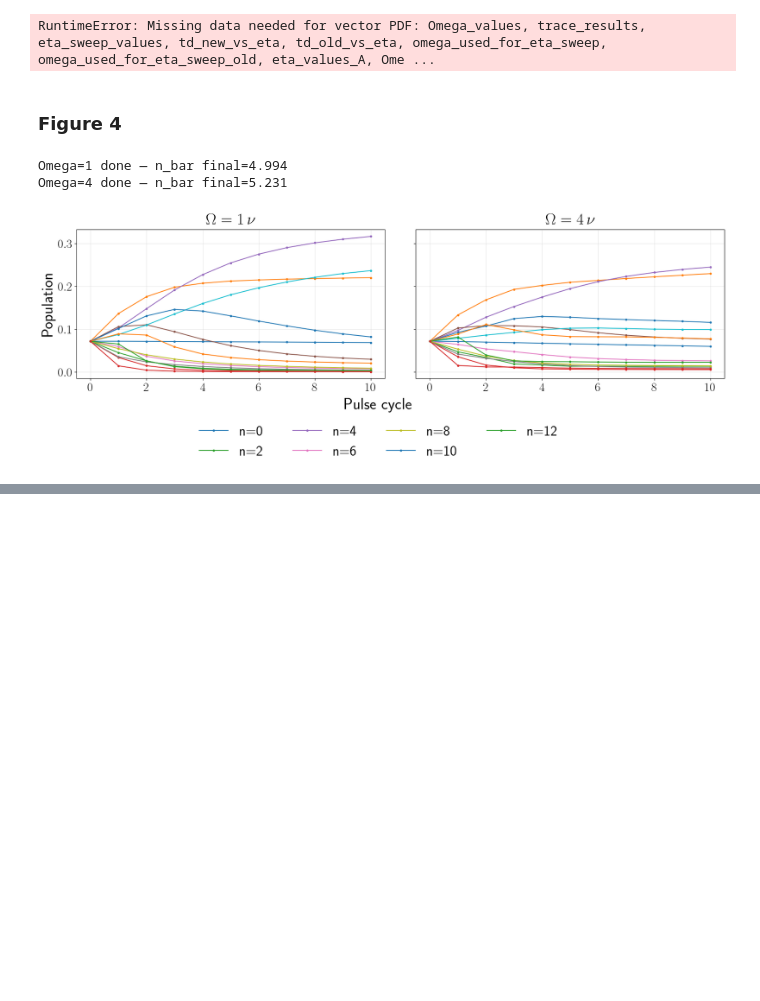
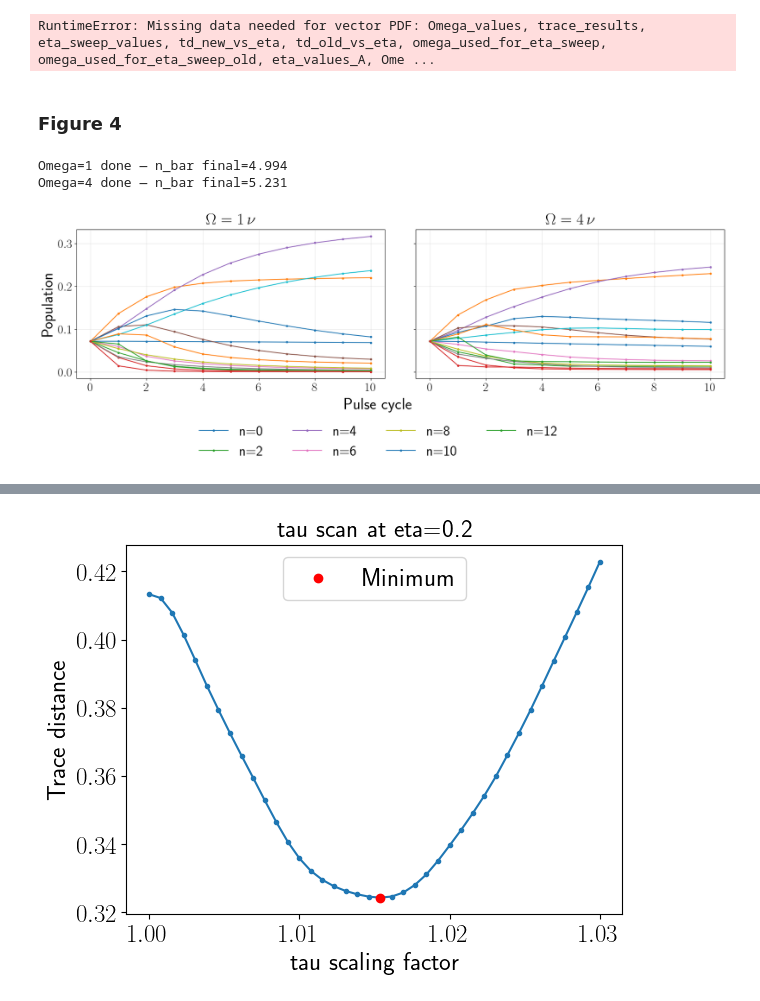
Before and after one commit to GonReina/QLearn, a Jupyter notebook: trapped_ions/fock_mixtures/Fock_mixtures_sim.ipynb, the cells around one changed output, grey strips where cells are left out. Drawn from its saved outputs; the diff is of its cells as text; code cells hidden in the pictures; blank space fills up the shorter version.

```diff
--- a/trapped_ions/Fock_mixtures_sim.ipynb
+++ b/trapped_ions/fock_mixtures/Fock_mixtures_sim.ipynb
@@ -2702,0 +3012,95 @@ Omega=4 done — n_bar final=5.231
+# %%
+beta = 0.01    # Inverse temperature
+# Initial state
+thermal_state = (-beta * nu * a_dag * a / kT).expm()
+thermal_state = thermal_state / thermal_state.tr()
+initial_probs = np.real(np.array(thermal_state.diag())).flatten()
+
+
+# Analytical final populations (trap-bin mapping)
+expected_probs = np.zeros(N)
+m = 0
+while True:
+    trap_idx = n0 * m**2
+    next_trap_idx = n0 * (m + 1)**2
+
+    # Stop if the trap state is beyond our truncation
+    if trap_idx >= N:
+        break
+
+    # Define range for this trap bin: [trap_idx, next_trap_idx)
+    start_n = trap_idx
+    end_n = min(next_trap_idx, N)
+
+    # Sum initial populations in this range
+    if start_n < N:
+        sum_p = np.sum(initial_probs[start_n:end_n])
+        expected_probs[trap_idx] = sum_p
+
+    m += 1
+
+tau_factors = np.linspace(1, 1.03, 40)
+trace_dists = []
+
+# tracedist needs Qobj density matrices, not numpy arrays
+expected_probs = np.clip(expected_probs, 0.0, None)
+expected_probs = expected_probs / np.sum(expected_probs)
+rho_expected = Qobj(np.diag(expected_probs), dims=[[N], [N]])
+
+for f in tau_factors:
+    tau_test = f * 2 * np.pi / (eta * Omega * np.sqrt(n0))
+    L_x = liouvillian(H_x, [])
+    prop_x_test = (L_x * tau_test).expm()
+    prop_cycle_test = prop_diss * prop_rf_undo * prop_y_undo * prop_x_test * prop_y * prop_rf
+
+    rho_vec = operator_to_vector(initial_state)
+    for _ in range(num_pulses):
+        rho_vec = prop_cycle_test * rho_vec
+
+    rho_final = vector_to_operator(rho_vec).ptrace(1)
+    trace_dists.append(float(tracedist(rho_final, rho_expected)))
+
+trace_dists = np.array(trace_dists, dtype=float)
+best_idx = int(np.argmin(trace_dists))
+best_tau_factor = float(tau_factors[best_idx])
+best_trace_dist = float(trace_dists[best_idx])
+
+print(f'Best tau scaling factor: {best_tau_factor:.6f}')
+print(f'Minimum trace distance: {best_trace_dist:.6e}')
+if best_idx in (0, len(tau_factors) - 1):
+    print('Minimum is at the scan boundary; widen tau_factors if you want a more reliable optimum.')
+
+plt.figure()
+plt.plot(tau_factors, trace_dists, marker='o', markersize=3)
+plt.scatter([best_tau_factor], [best_trace_dist], color='red', zorder=3, label='Minimum')
+plt.xlabel('tau scaling factor')
+plt.ylabel('Trace distance')
+plt.title(f'tau scan at eta={eta}')
+plt.legend()
+plt.show()
+
+best_tau = best_tau_factor * 2 * np.pi / (eta * Omega * np.sqrt(n0))
+prop_x_best = (L_x * best_tau).expm()
+prop_cycle_best = prop_diss * prop_rf_undo * prop_y_undo * prop_x_best * prop_y * prop_rf
+
+rho_vec_best = operator_to_vector(initial_state)
+for _ in range(num_pulses):
+    rho_vec_best = prop_cycle_best * rho_vec_best
+
+rho_final_best = vector_to_operator(rho_vec_best).ptrace(1)
+best_final_probs = np.real(np.array(rho_final_best.diag())).flatten()
+best_final_probs = np.clip(best_final_probs, 0.0, None)
+best_final_probs = best_final_probs / np.sum(best_final_probs)
+
+n_vals = np.arange(N)
+plt.figure(figsize=(8, 4.5))
+plt.plot(n_vals, initial_probs, 'o-', color='tab:red', label='Initial')
+plt.bar(n_vals, best_final_probs, width=0.6, alpha=0.75, label='Optimized final')
+plt.plot(n_vals, expected_probs, 'x', markersize=8, markeredgewidth=2, color='k', label='Analytical final')
+plt.xlabel('Motional State n')
+plt.ylabel('Population')
+plt.title(f'Final populations at optimal tau factor = {best_tau_factor:.6f}')
+plt.legend()
+plt.tight_layout()
+plt.show()
+# %% [output]
@@ -2702,0 +3109 @@ Omega=4 done — n_bar final=5.231
+[figure, added]
```
Also changed, not shown: parts of 7 cells of this notebook, 14 other files.
